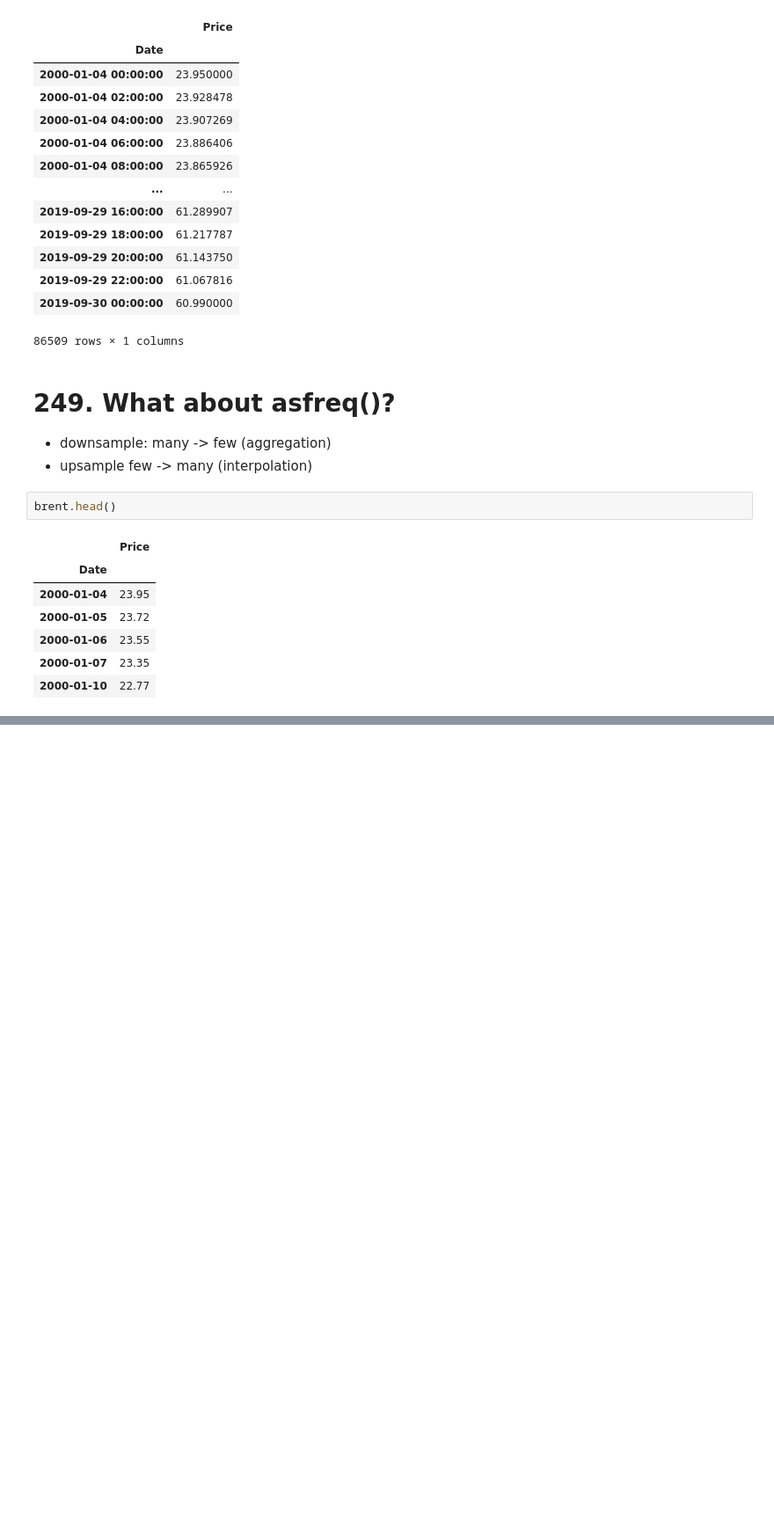
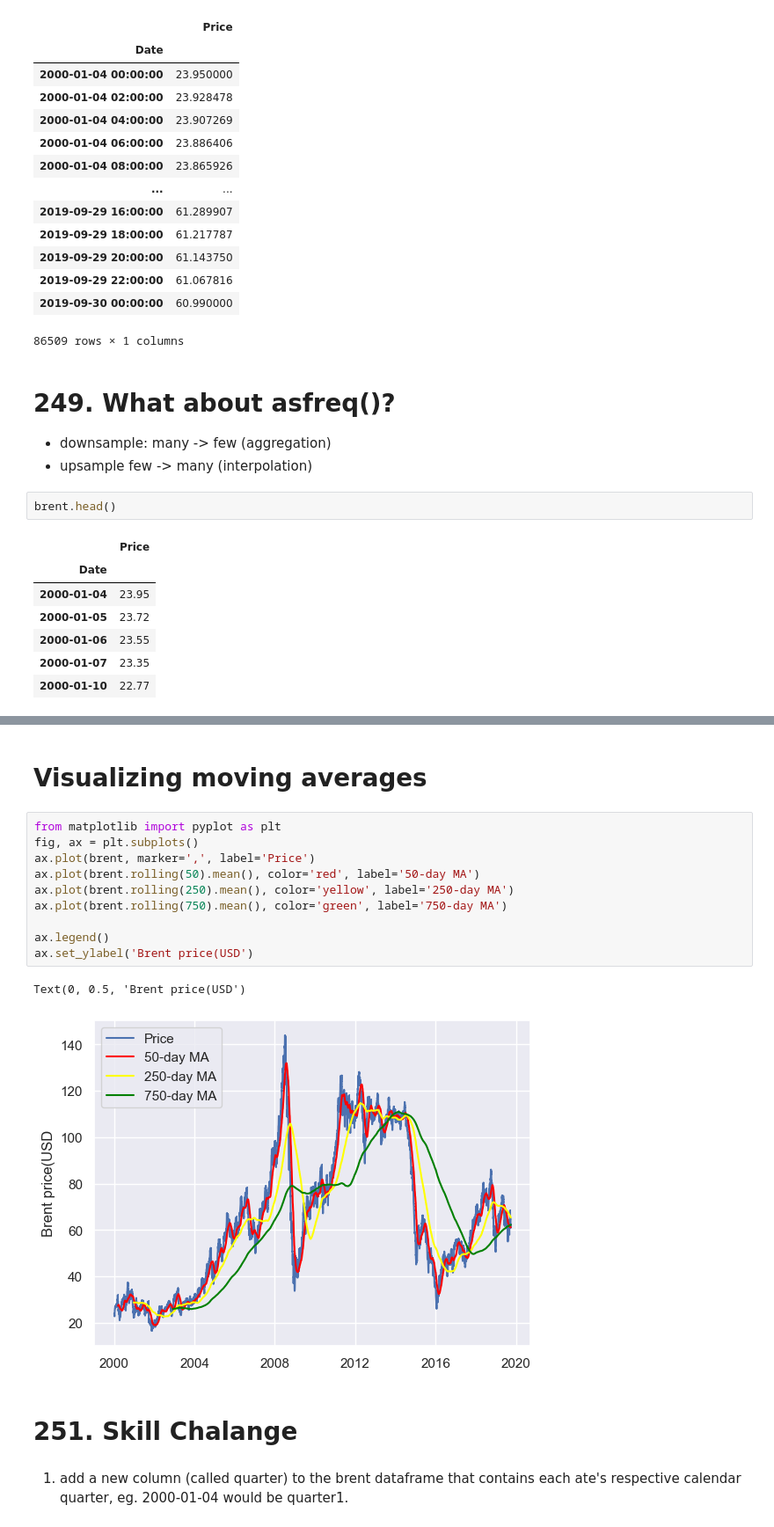
Before and after one commit to TomaszBury/The-ultimate-pandas-bootcamp-advanced-python-data-analysis, a Jupyter notebook: section_10/handling_time_and_date.ipynb, the cells around one changed output, grey strips where cells are left out. Shown at 88% size. Saved outputs shown, nothing was run; the diff lists cells and outputs as text; blank space fills up the shorter version.

```diff
--- a/section_10/handling_time_and_date.ipynb
+++ b/section_10/handling_time_and_date.ipynb
@@ -1367,0 +1532,19 @@ brent.head()
+# %% [markdown]
+# Visualizing moving averages
+# %%
+from matplotlib import pyplot as plt
+fig, ax = plt.subplots()
+ax.plot(brent, marker=',', label='Price')
+ax.plot(brent.rolling(50).mean(), color='red', label='50-day MA')
+ax.plot(brent.rolling(250).mean(), color='yellow', label='250-day MA')
+ax.plot(brent.rolling(750).mean(), color='green', label='750-day MA')
+
+ax.legend()
+ax.set_ylabel('Brent price(USD')
+# %% [output]
+Text(0, 0.5, 'Brent price(USD')
+[figure, added]
+# %% [markdown]
+# 251. Skill Chalange
+# %% [markdown]
+1. add a new column (called quarter) to the brent dataframe that contains each ate's respective calendar quarter, eg. 2000-01-04 would be quarter1.
```
Also changed, not shown: parts of 44 cells of this notebook, 1 other file.
